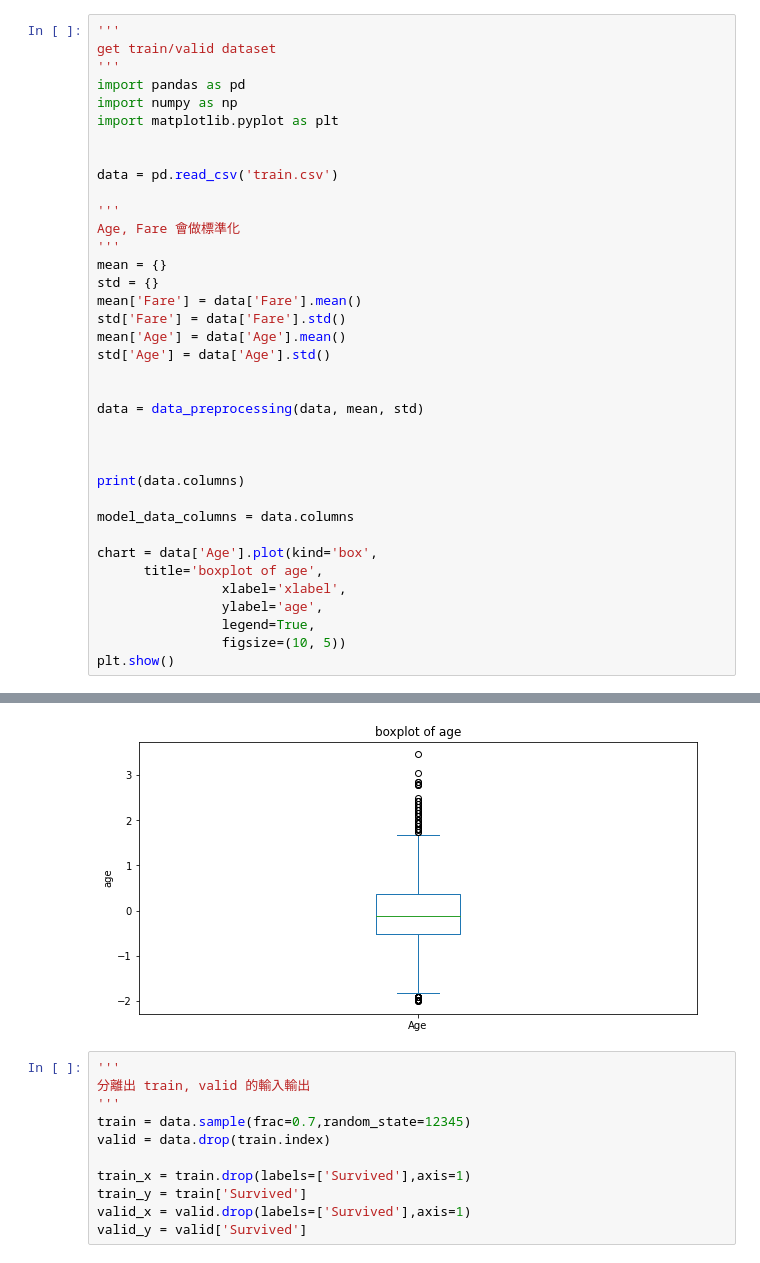
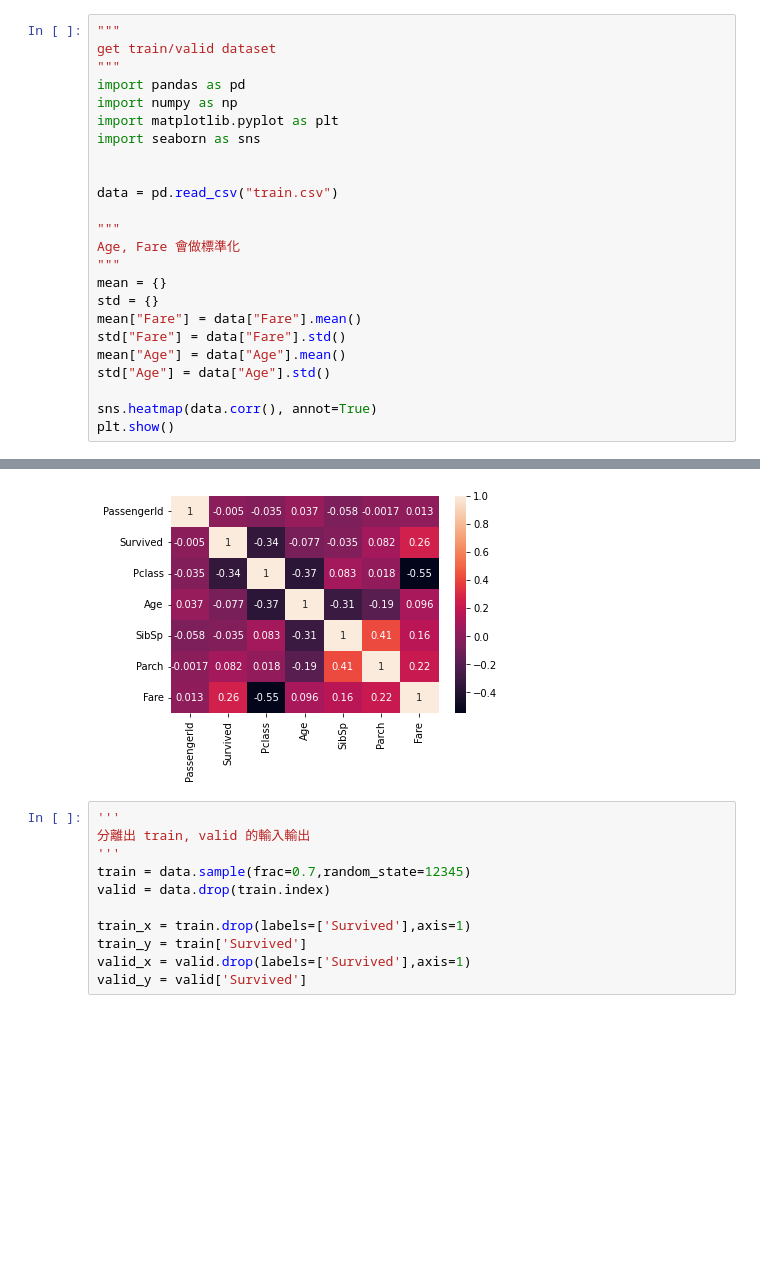
Before and after one commit to Roykesydon/Kaggle-Pratice, a Jupyter notebook: Titanic/Titanic_Machine_Learning_from_Disaster.ipynb, the cells around one changed output, grey strips where cells are left out. Cells and saved outputs as stored; diff of their text form; blank space fills up the shorter version.

```diff
--- a/Titanic/Titanic_Machine_Learning_from_Disaster.ipynb
+++ b/Titanic/Titanic_Machine_Learning_from_Disaster.ipynb
@@ -89,38 +88,25 @@ def data_preprocessing(data, mean, std):
 # %%
-'''
+"""
 get train/valid dataset
-'''
+"""
 import pandas as pd
 import numpy as np
 import matplotlib.pyplot as plt
+import seaborn as sns
 
 
-data = pd.read_csv('train.csv')
+data = pd.read_csv("train.csv")
 
-'''
+"""
 Age, Fare 會做標準化
-'''
+"""
 mean = {}
 std = {}
-mean['Fare'] = data['Fare'].mean()
-std['Fare'] = data['Fare'].std()
-mean['Age'] = data['Age'].mean()
-std['Age'] = data['Age'].std()
+mean["Fare"] = data["Fare"].mean()
+std["Fare"] = data["Fare"].std()
+mean["Age"] = data["Age"].mean()
+std["Age"] = data["Age"].std()
 
-
-data = data_preprocessing(data, mean, std)
-
-
-
-print(data.columns)
-
-model_data_columns = data.columns
-
-chart = data['Age'].plot(kind='box',
-      title='boxplot of age',
-                xlabel='xlabel',
-                ylabel='age',
-                legend=True,
-                figsize=(10, 5))
+sns.heatmap(data.corr(), annot=True)
 plt.show()
 # %% [output]
@@ -144,4 +113,4 @@ plt.show()
-[figure, old version]
+[figure, new version]
 # %%
 '''
 分離出 train, valid 的輸入輸出
```
Also changed, not shown: parts of 11 cells of this notebook, 2 other files.
